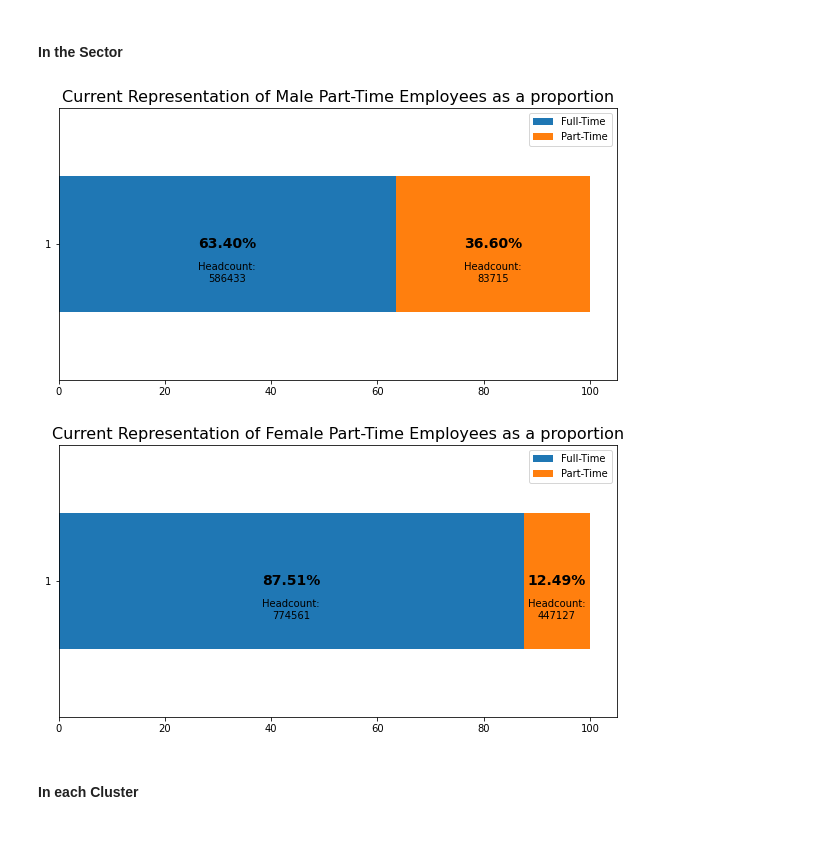
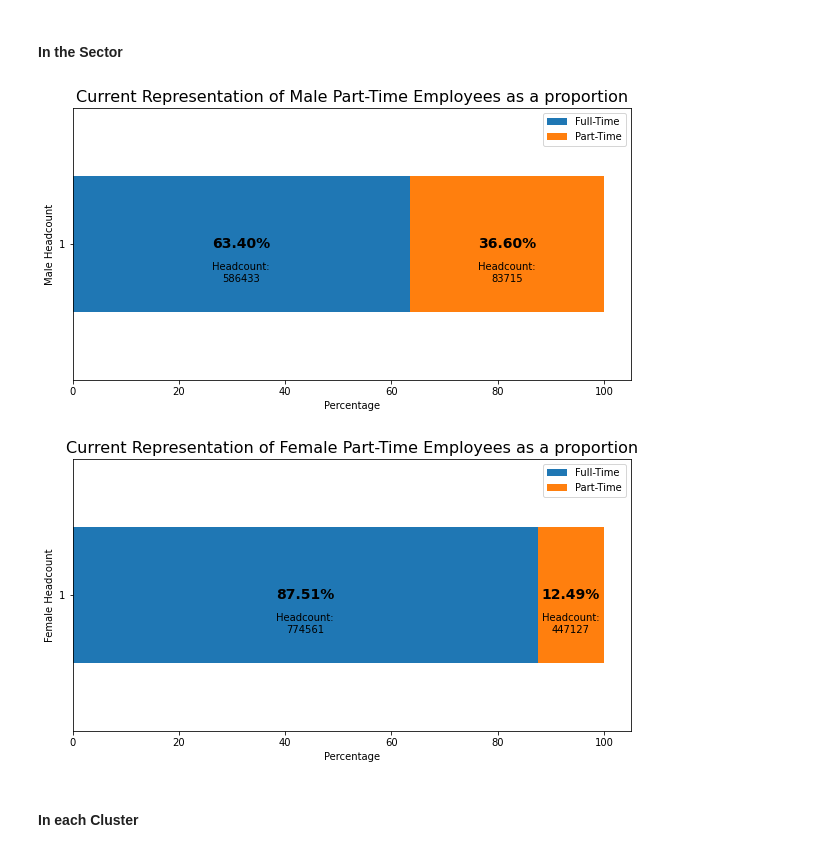
Before and after one commit to reubenbf/virtual-intern-trial, a Jupyter notebook: NSW-Government/NSW_Gov_Data_Analysis.ipynb, the cells around one changed output. Drawn from its saved outputs; the diff is of its cells as text; code cells hidden in the pictures.

```diff
--- a/NSW-Government/NSW_Gov_Data_Analysis.ipynb
+++ b/NSW-Government/NSW_Gov_Data_Analysis.ipynb
@@ -198,19 +211,21 @@ wf_prop_sec.loc[1]= sum(temp,[])
 # %%
 ax = [None]*2
 
 for i, gen in enumerate(['Male','Female']):
   ax[i] = wf_prop_sec.loc[[1],gen].plot.barh(stacked=True, figsize=(10,5))
   ax[i].set_title("Current Representation of {} Part-Time Employees as a proportion".format(gen), fontdict={'size':16})
+  ax[i].set_ylabel("{} Headcount".format(gen))
+  ax[i].set_xlabel("Percentage")
   for j, p in enumerate(ax[i].patches):
     width, height = p.get_width(), p.get_height()
     x, y = p.get_xy()
     ax[i].annotate('{:.2f}%'.format(width), (x + width/2, y + height/2), ha="center", va="center",fontsize=14, fontweight='bold')
     ax[i].annotate('Headcount:\n{}'.format(int(wf_prop_sec.loc[[0],gen].iloc[:,j].values)), (x + width/2, y + height/3.5), ha="center", va="center")
 
 # fontsize=14, fontweight='bold'
 # %% [output]
-[figure, old version]
+[figure, new version]
-[figure, old version]
+[figure, new version]
 # %% [markdown]
 #### In each Cluster
 # %%
```
Also changed, not shown: parts of 10 cells of this notebook.
